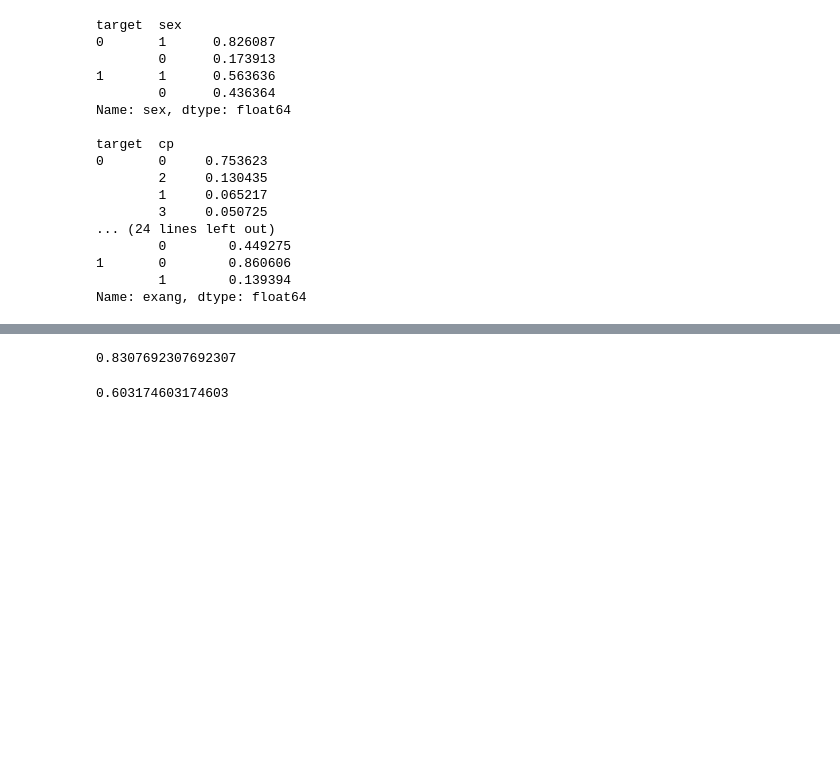
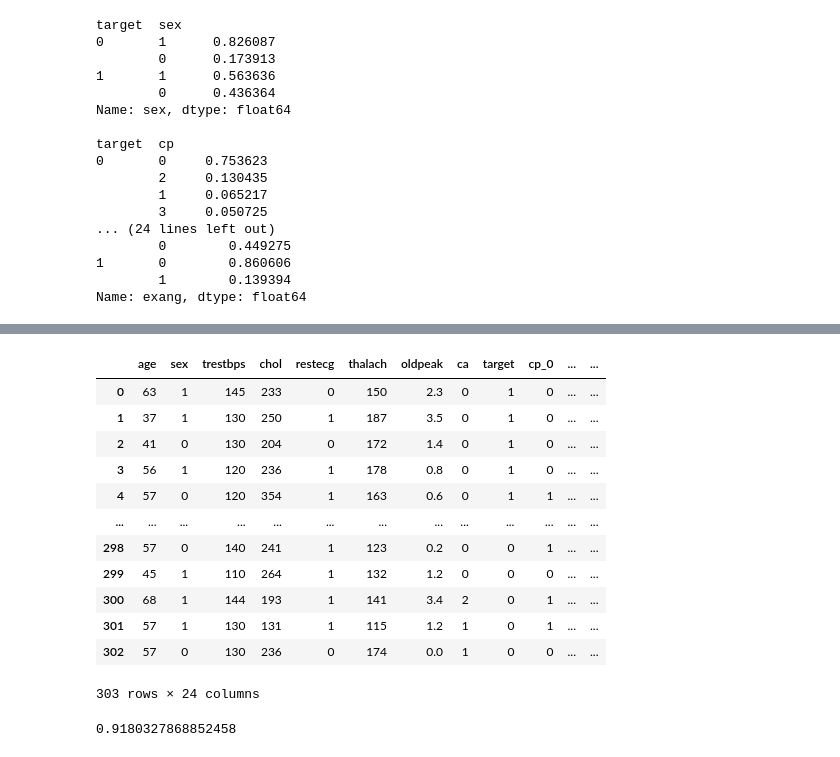
Before and after one commit to aniketbote/learning-ML, a Jupyter notebook: Algorithms/k-Nearest-Neighbours.ipynb, the cells around one changed output, grey strips where cells are left out. Saved outputs shown, nothing was run; the diff lists cells and outputs as text; code cells hidden in the pictures; blank space fills up the shorter version.

```diff
--- a/Algorithms/k-Nearest-Neighbours.ipynb
+++ b/Algorithms/k-Nearest-Neighbours.ipynb
@@ -202,0 +230,5 @@ K = 11 || f1_score = 0.8307692307692307 || choice = 3 || p = 0.2300000000000001
+# %%
+def label_to_onehot(tempdf, name):
+    cat_temp = pd.get_dummies(tempdf[name], prefix = name)
+    tempdf = pd.concat([tempdf,cat_temp], axis = 1).drop(labels = name, axis = 1)
+    return tempdf
@@ -202,0 +422,23 @@ K = 11 || f1_score = 0.8307692307692307 || choice = 3 || p = 0.2300000000000001
+# %%
+tempDF = label_to_onehot(df, 'cp')
+tempDF = label_to_onehot(tempDF, 'fbs')
+# tempDF = label_to_onehot(tempDF, 'sex')
+tempDF = label_to_onehot(tempDF, 'exang')
+tempDF = label_to_onehot(tempDF, 'slope')
+tempDF = label_to_onehot(tempDF, 'thal')
+
+tempDF
+# %% [output]
+|  | age | sex | trestbps | chol | restecg | thalach | oldpeak | ca | target | cp_0 | ... | ... |
+| 0 | 63 | 1 | 145 | 233 | 0 | 150 | 2.3 | 0 | 1 | 0 | ... | ... |
+| 1 | 37 | 1 | 130 | 250 | 1 | 187 | 3.5 | 0 | 1 | 0 | ... | ... |
+| 2 | 41 | 0 | 130 | 204 | 0 | 172 | 1.4 | 0 | 1 | 0 | ... | ... |
+| 3 | 56 | 1 | 120 | 236 | 1 | 178 | 0.8 | 0 | 1 | 0 | ... | ... |
+| 4 | 57 | 0 | 120 | 354 | 1 | 163 | 0.6 | 0 | 1 | 1 | ... | ... |
+| ... | ... | ... | ... | ... | ... | ... | ... | ... | ... | ... | ... | ... |
+| 298 | 57 | 0 | 140 | 241 | 1 | 123 | 0.2 | 0 | 0 | 1 | ... | ... |
+| 299 | 45 | 1 | 110 | 264 | 1 | 132 | 1.2 | 0 | 0 | 0 | ... | ... |
+| 300 | 68 | 1 | 144 | 193 | 1 | 141 | 3.4 | 2 | 0 | 1 | ... | ... |
+| 301 | 57 | 1 | 130 | 131 | 1 | 115 | 1.2 | 1 | 0 | 1 | ... | ... |
+| 302 | 57 | 0 | 130 | 236 | 0 | 174 | 0.0 | 1 | 0 | 0 | ... | ... |
+303 rows × 24 columns
@@ -203,13 +455,5 @@ K = 11 || f1_score = 0.8307692307692307 || choice = 3 || p = 0.2300000000000001
 # %%
-y_predict = kNN(X_val, X_train, y_train, 11, 3, 0.23)
+y_predict = kNN(X_val, X_train, y_train, 11, 3, 1.1)
 f1_score(y_val, y_predict)
 # %% [output]
-0.8307692307692307
+0.9180327868852458
-# %%
-# Using Sklearn
-neigh = KNeighborsClassifier(n_neighbors=5)
-neigh.fit(X_train, y_train)
-y_predict = neigh.predict(X_val)
-f1_score(y_val, y_predict)
-# %% [output]
-0.603174603174603
```
Also changed, not shown: parts of 21 cells of this notebook, 3 other files.
